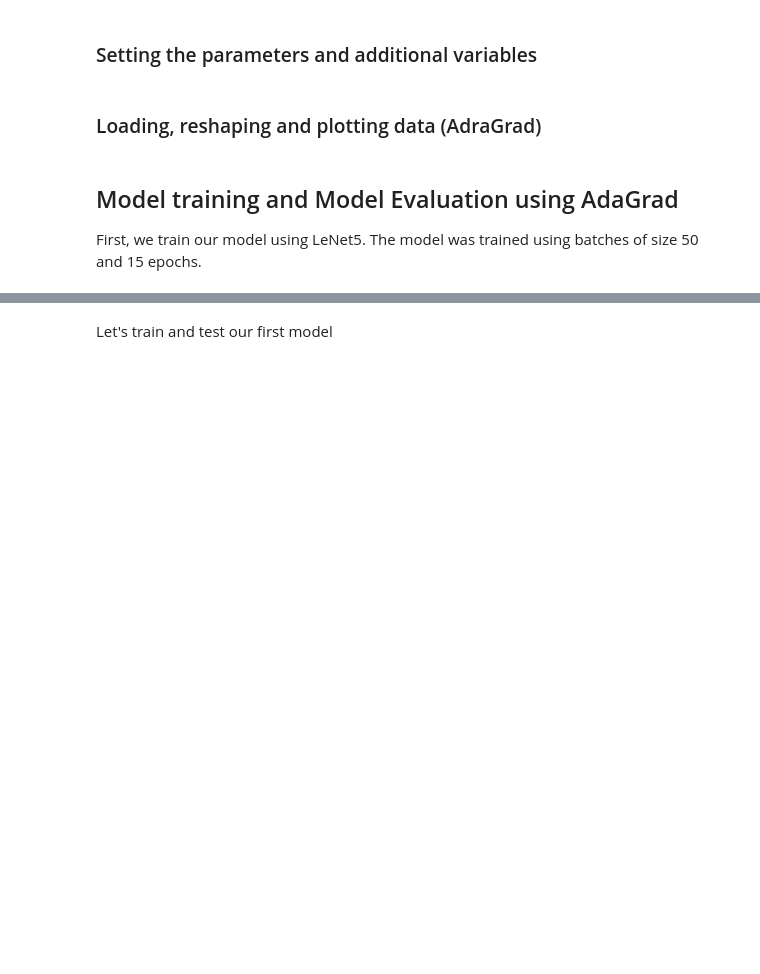
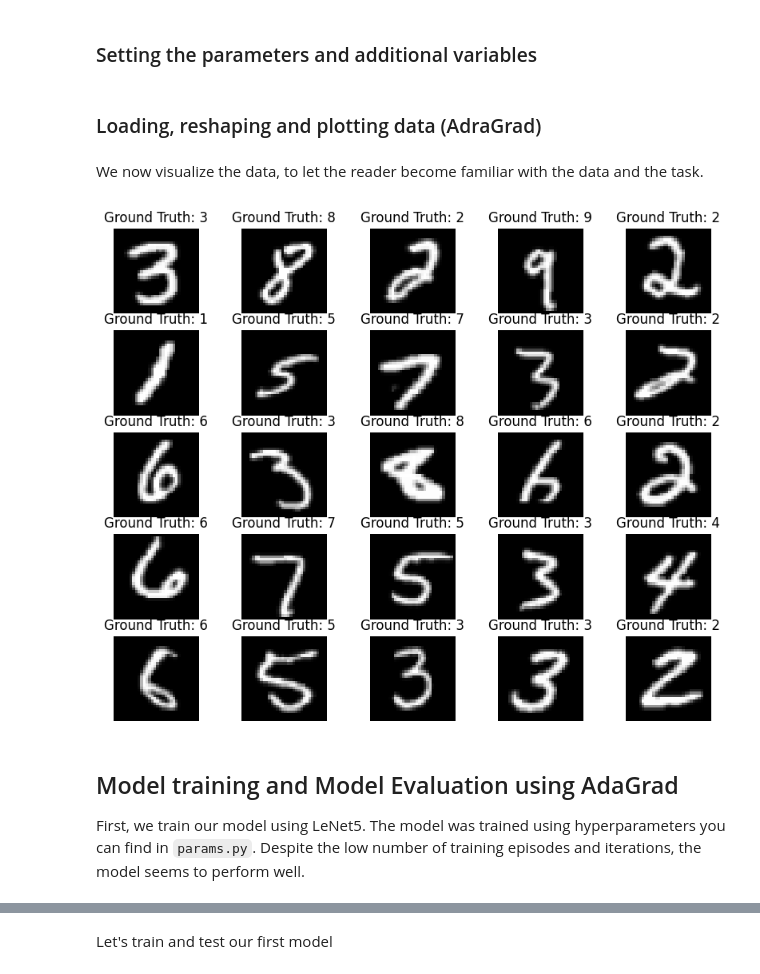
Before and after one commit to albias1996/OptML_project, a Jupyter notebook: main_adagrad_MNIST.ipynb, the cells around one changed output, grey strips where cells are left out. Drawn from its saved outputs; the diff is of its cells as text; code cells hidden in the pictures; blank space fills up the shorter version.

```diff
--- a/main_adagrad_MNIST.ipynb
+++ b/main_adagrad_MNIST.ipynb
@@ -74,9 +70,26 @@ test_loader = DataLoader(dataset=raw_mnist_testset,
 train_data, train_target = reshape_train_data(raw_mnist_trainset, DEVICE)
 # Reshaping test data (from 28*28 to 32*32) for visualization purposes
 test_data, test_target = reshape_test_data(raw_mnist_trainset, DEVICE)
+# %% [markdown]
+We now visualize the data, to let the reader become familiar with the data and the task.
+# %%
+# Plotting some training examples with ground truth
+figure = plt.figure(figsize=(10, 8))
+cols, rows = 5, 5
+for i in range(1, cols * rows + 1):
+    sample_idx = torch.randint(len(train_loader), size=(1,)).item()
+    img = train_data[sample_idx]
+    label = train_target[sample_idx]
+    figure.add_subplot(rows, cols, i)
+    plt.title("Ground Truth: {}".format(train_target[sample_idx]))
+    plt.axis("off")
+    plt.imshow(img.squeeze(), cmap="gray")
+plt.show()
+# %% [output]
+[figure, added]
 # %% [markdown]
 ## Model training and Model Evaluation using AdaGrad
 
-First, we train our model using LeNet5. The model was trained using batches of size 50 and 15 epochs.
+First, we train our model using LeNet5. The model was trained using hyperparameters you can find in `params.py`. Despite the low number of training episodes and iterations, the model seems to perform well.
 # %%
 # Initializing the model we are going to use in our study
```
Also changed, not shown: parts of 14 cells of this notebook.
